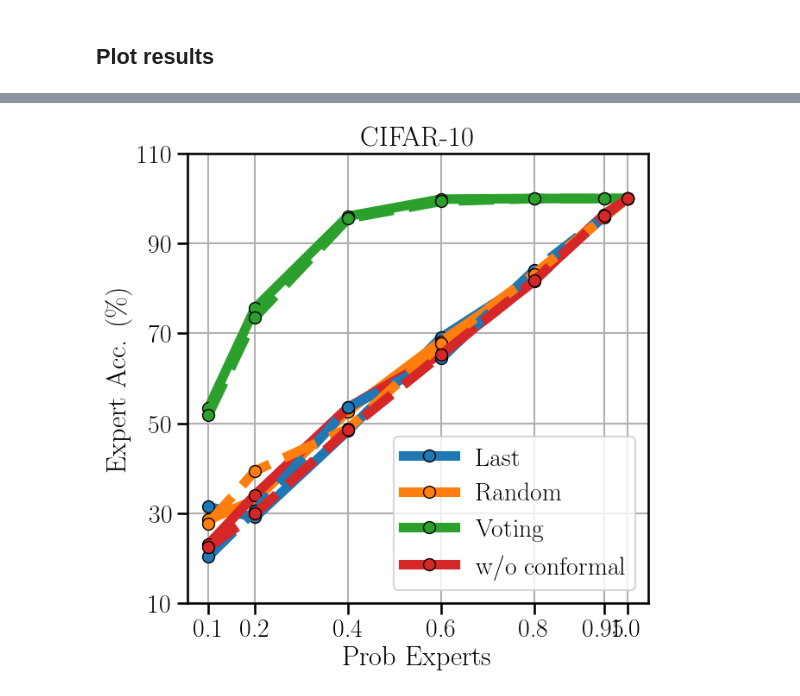
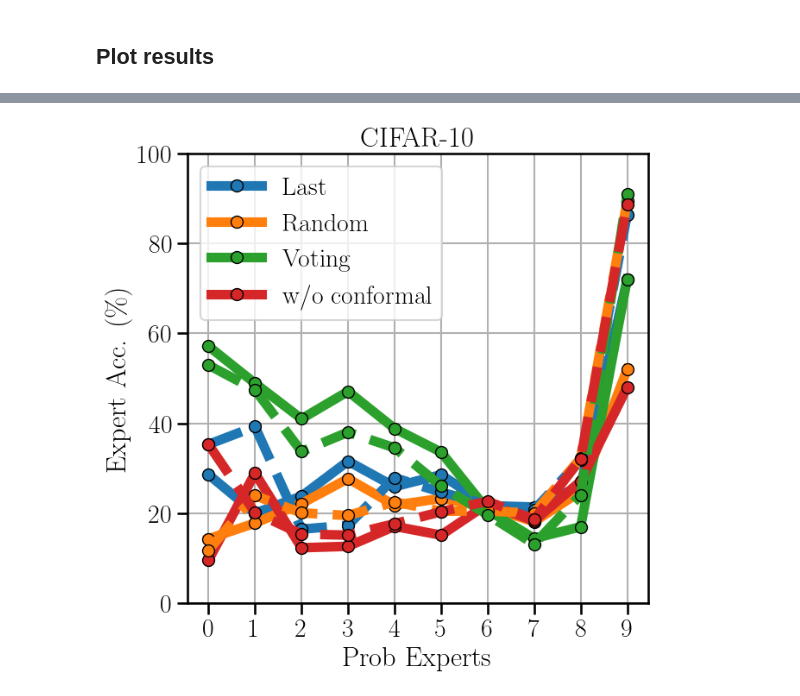
Before and after one commit to rajevv/Multi_L2D, a Jupyter notebook: CIFAR-10/conformal_increase_oracles.ipynb, the cells around one changed output, grey strips where cells are left out. Saved outputs shown, nothing was run; the diff lists cells and outputs as text; code cells hidden in the pictures.

```diff
--- a/CIFAR-10/conformal_increase_oracles.ipynb
+++ b/CIFAR-10/conformal_increase_oracles.ipynb
@@ -506,7 +510,7 @@ plot_args = {"marker": "o",
 sns.set_context("talk", font_scale=1.3)
 fig_size = (7,7)
 # %%
-p_out = [0.1,0.2,0.4,0.6,0.8,0.95,1.0]
+k_list = np.arange(0,10)
 
 
 # OvA ===
@@ -524,18 +528,18 @@ sys_acc_voting_softmax = np.array([method_d["system_accuracy"] for method_d in m
 
 f, ax = plt.subplots(1, 1, figsize=fig_size)
 # OvA ===
-ax.plot(p_out, sys_acc_last_ova, "-", label=r"Last", color=cm(0), **plot_args)
-ax.plot(p_out, sys_acc_random_ova, "-", label=r"Random", color=cm(1), **plot_args)
-ax.plot(p_out, sys_acc_voting_ova, "-", label=r"Voting", color=cm(2), **plot_args)
-ax.plot(p_out, sys_acc_standard_ova, "-", label=r"w/o conformal", color=cm(3), **plot_args)
+ax.plot(k_list, sys_acc_last_ova, "-", label=r"Last", color=cm(0), **plot_args)
+ax.plot(k_list, sys_acc_random_ova, "-", label=r"Random", color=cm(1), **plot_args)
+ax.plot(k_list, sys_acc_voting_ova, "-", label=r"Voting", color=cm(2), **plot_args)
+ax.plot(k_list, sys_acc_standard_ova, "-", label=r"w/o conformal", color=cm(3), **plot_args)
 
 # Softmax ===
-ax.plot(p_out, sys_acc_last_softmax, "--", color=cm(0), **plot_args)
-ax.plot(p_out, sys_acc_random_softmax, "--", color=cm(1), **plot_args)
-ax.plot(p_out, sys_acc_voting_softmax, "--", color=cm(2), **plot_args)
-ax.plot(p_out, sys_acc_standard_softmax, "--", color=cm(3), **plot_args)
+ax.plot(k_list, sys_acc_last_softmax, "--", color=cm(0), **plot_args)
+ax.plot(k_list, sys_acc_random_softmax, "--", color=cm(1), **plot_args)
+ax.plot(k_list, sys_acc_voting_softmax, "--", color=cm(2), **plot_args)
+ax.plot(k_list, sys_acc_standard_softmax, "--", color=cm(3), **plot_args)
 
-plt.xticks(p_out, p_out)
+plt.xticks(k_list, k_list)
 plt.yticks(list(plt.yticks()[0])[::2])
 plt.ylabel(r'System Acc. ($\%$)')
 plt.xlabel(r'Prob Experts')
@@ -545,5 +549,5 @@ plt.grid()
 f.set_tight_layout(True)
 plt.legend()
 
-plt.savefig("system_acc_gradual_overlap.pdf")
+plt.savefig("system_acc_increase_oracles.pdf")
 # %% [output]
@@ -551,44 +555,43 @@ plt.savefig("system_acc_gradual_overlap.pdf")
 # %%
-p_out = [0.1,0.2,0.4,0.6,0.8,0.95,1.0]
-
+k_list
 
 # OvA ===
 exp_acc_standard_ova = np.array([method_d["expert_accuracy"] for method_d in method_dict_ova["standard"]])
 exp_acc_last_ova = np.array([method_d["expert_accuracy"] for method_d in method_dict_ova["last"]])
 exp_acc_random_ova = np.array([method_d["expert_accuracy"] for method_d in method_dict_ova["random"]])
 exp_acc_voting_ova = np.array([method_d["expert_accuracy"] for method_d in method_dict_ova["voting"]])
 
 # Softmax ===
 exp_acc_standard_softmax = np.array([method_d["expert_accuracy"] for method_d in method_dict_softmax["standard"]])
 exp_acc_last_softmax = np.array([method_d["expert_accuracy"] for method_d in method_dict_softmax["last"]])
 exp_acc_random_softmax = np.array([method_d["expert_accuracy"] for method_d in method_dict_softmax["random"]])
 exp_acc_voting_softmax = np.array([method_d["expert_accuracy"] for method_d in method_dict_softmax["voting"]])
 
 
 f, ax = plt.subplots(1, 1, figsize=fig_size)
 # OvA ===
-ax.plot(p_out, exp_acc_last_ova, "-", label=r"Last", color=cm(0), **plot_args)
-ax.plot(p_out, exp_acc_random_ova, "-", label=r"Random", color=cm(1), **plot_args)
-ax.plot(p_out, exp_acc_voting_ova, "-", label=r"Voting", color=cm(2), **plot_args)
-ax.plot(p_out, exp_acc_standard_ova, "-", label=r"w/o conformal", color=cm(3), **plot_args)
+ax.plot(k_list, exp_acc_last_ova, "-", label=r"Last", color=cm(0), **plot_args)
+ax.plot(k_list, exp_acc_random_ova, "-", label=r"Random", color=cm(1), **plot_args)
+ax.plot(k_list, exp_acc_voting_ova, "-", label=r"Voting", color=cm(2), **plot_args)
+ax.plot(k_list, exp_acc_standard_ova, "-", label=r"w/o conformal", color=cm(3), **plot_args)
 
 # Softmax ===
-ax.plot(p_out, exp_acc_last_softmax, "--", color=cm(0), **plot_args)
-ax.plot(p_out, exp_acc_random_softmax, "--", color=cm(1), **plot_args)
-ax.plot(p_out, exp_acc_voting_softmax, "--", color=cm(2), **plot_args)
-ax.plot(p_out, exp_acc_standard_softmax, "--", color=cm(3), **plot_args)
+ax.plot(k_list, exp_acc_last_softmax, "--", color=cm(0), **plot_args)
+ax.plot(k_list, exp_acc_random_softmax, "--", color=cm(1), **plot_args)
+ax.plot(k_list, exp_acc_voting_softmax, "--", color=cm(2), **plot_args)
+ax.plot(k_list, exp_acc_standard_softmax, "--", color=cm(3), **plot_args)
 
-plt.xticks(p_out, p_out)
+plt.xticks(k_list, k_list)
 plt.yticks(list(plt.yticks()[0])[::2])
 plt.ylabel(r'Expert Acc. ($\%$)')
 plt.xlabel(r'Prob Experts')
 plt.title(r"CIFAR-10")
 plt.legend(loc="best")
 plt.grid()
 f.set_tight_layout(True)
 plt.legend()
 
-plt.savefig("expert_acc_gradual_overlap.pdf")
+plt.savefig("expert_acc_increase_oracles.pdf")
 # %% [output]
-[figure, old version]
+[figure, new version]
 # %%
```
Also changed, not shown: parts of 7 cells of this notebook.
